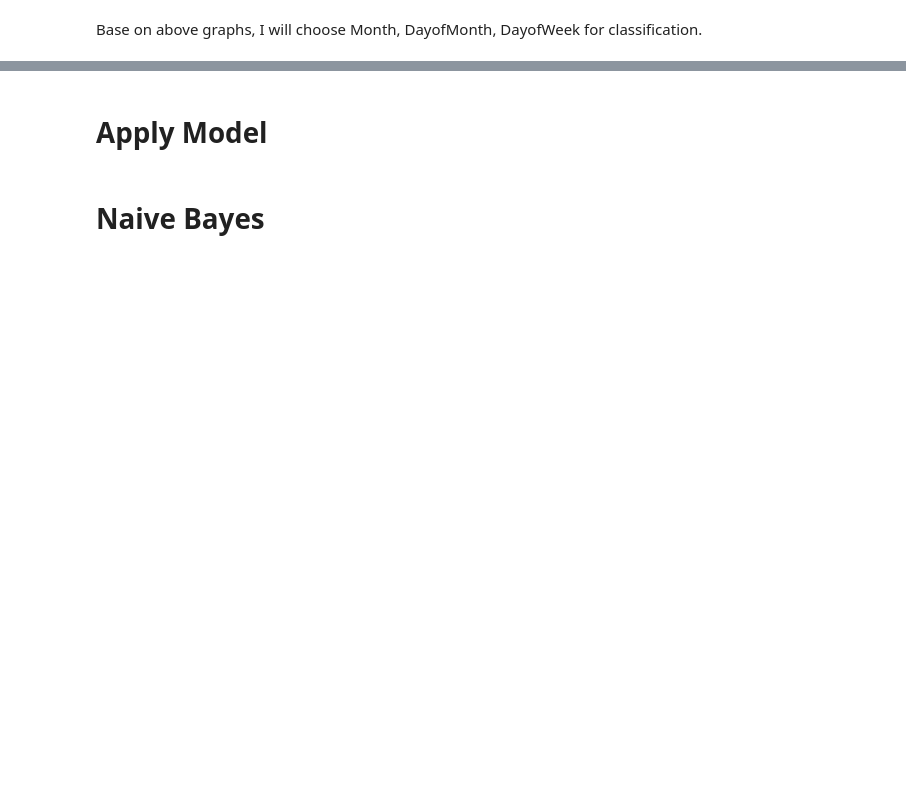
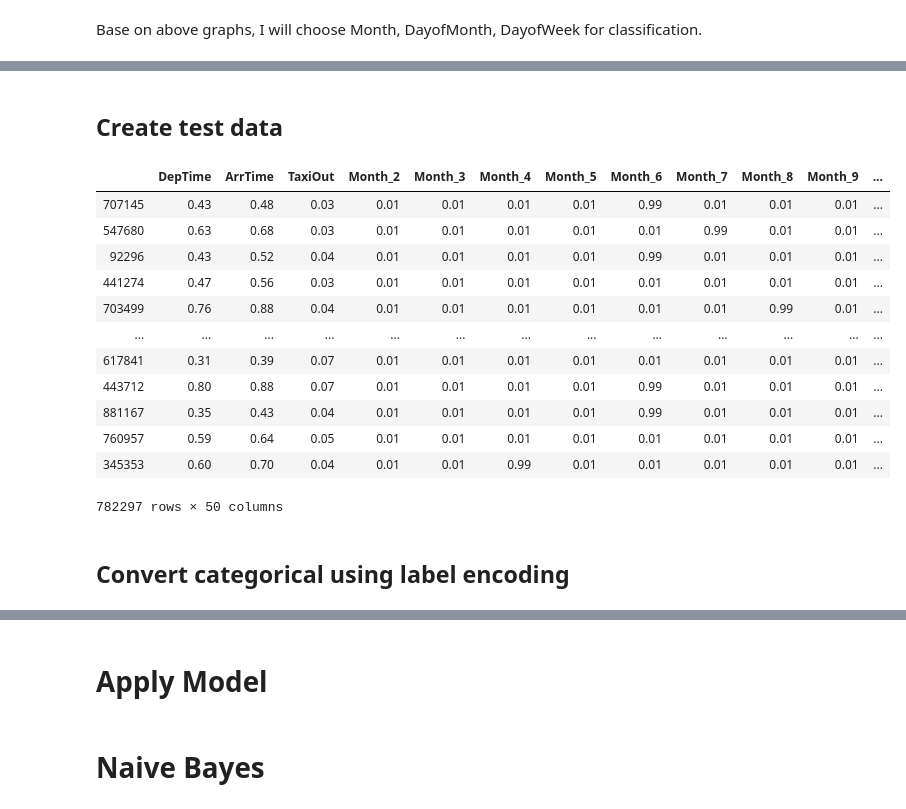
Before and after one commit to danghung-dev/cbd-assignment, a Jupyter notebook: assignment5_Airline_Arrival/assignment5_2.ipynb, the cells around one changed output, grey strips where cells are left out. Saved outputs shown, nothing was run; the diff lists cells and outputs as text; code cells hidden in the pictures; blank space fills up the shorter version.

```diff
--- a/assignment5_Airline_Arrival/assignment5_2.ipynb
+++ b/assignment5_Airline_Arrival/assignment5_2.ipynb
@@ -376,0 +389,6 @@ Base on above graphs, I will choose Month, DayofMonth, DayofWeek for classificat
+# %%
+selectedFeature = ['Month', 'DayofMonth','DayOfWeek', 'DepTime', 'ArrTime', 'TaxiOut']
+dataSelected = pd.DataFrame()
+dataSelected = numerical[selectedFeature[3:]].copy()
+dataSelected = pd.concat([dataSelected,categorical[selectedFeature[:3]]],axis=1)
+dataSelected
@@ -377,9 +409,9 @@ Base on above graphs, I will choose Month, DayofMonth, DayofWeek for classificat
 # %%
+categorical = dataSelected[selectedFeature[:3]].copy()
+numerical = dataSelected[selectedFeature[3:]].copy()
 
-categorical = data.select_dtypes(exclude = [np.number])
-numerical = data.select_dtypes(include = [np.number])
-print(categorical.columns)
 categorical_OneHot = pd.DataFrame()
 for i in categorical:
-    categorical_OneHot = pd.concat( [categorical_OneHot, pd.get_dummies(categorical[i], drop_first= True)], axis=1)
+
+    categorical_OneHot = pd.concat( [categorical_OneHot, pd.get_dummies(categorical[i], drop_first= True, prefix=i)], axis=1)
 categorical_OneHot.head()
@@ -395,0 +451,24 @@ Nhìn vào phân phối trên, các biến có ảnh hưởng đến ArrDelay l
+# %% [markdown]
+## Create test data
+# %%
+from sklearn.model_selection import train_test_split
+
+y = data['LateArr']
+X_train_lg, X_test_lg, y_train_lg, y_test_lg = train_test_split(X_OneHotMinMax, y, test_size = 0.2, random_state = 10)
+X_train_lg
+# %% [output]
+|  | DepTime | ArrTime | TaxiOut | Month_2 | Month_3 | Month_4 | Month_5 | Month_6 | Month_7 | Month_8 | Month_9 | ... |
+| 707145 | 0.43 | 0.48 | 0.03 | 0.01 | 0.01 | 0.01 | 0.01 | 0.99 | 0.01 | 0.01 | 0.01 | ... |
+| 547680 | 0.63 | 0.68 | 0.03 | 0.01 | 0.01 | 0.01 | 0.01 | 0.01 | 0.99 | 0.01 | 0.01 | ... |
+| 92296 | 0.43 | 0.52 | 0.04 | 0.01 | 0.01 | 0.01 | 0.01 | 0.99 | 0.01 | 0.01 | 0.01 | ... |
+| 441274 | 0.47 | 0.56 | 0.03 | 0.01 | 0.01 | 0.01 | 0.01 | 0.01 | 0.01 | 0.01 | 0.01 | ... |
+| 703499 | 0.76 | 0.88 | 0.04 | 0.01 | 0.01 | 0.01 | 0.01 | 0.01 | 0.01 | 0.99 | 0.01 | ... |
+| ... | ... | ... | ... | ... | ... | ... | ... | ... | ... | ... | ... | ... |
+| 617841 | 0.31 | 0.39 | 0.07 | 0.01 | 0.01 | 0.01 | 0.01 | 0.01 | 0.01 | 0.01 | 0.01 | ... |
+| 443712 | 0.80 | 0.88 | 0.07 | 0.01 | 0.01 | 0.01 | 0.01 | 0.99 | 0.01 | 0.01 | 0.01 | ... |
+| 881167 | 0.35 | 0.43 | 0.04 | 0.01 | 0.01 | 0.01 | 0.01 | 0.99 | 0.01 | 0.01 | 0.01 | ... |
+| 760957 | 0.59 | 0.64 | 0.05 | 0.01 | 0.01 | 0.01 | 0.01 | 0.01 | 0.01 | 0.01 | 0.01 | ... |
+| 345353 | 0.60 | 0.70 | 0.04 | 0.01 | 0.01 | 0.99 | 0.01 | 0.01 | 0.01 | 0.01 | 0.01 | ... |
+782297 rows × 50 columns
+# %% [markdown]
+## Convert categorical using label encoding
```
Also changed, not shown: parts of 25 cells of this notebook.
